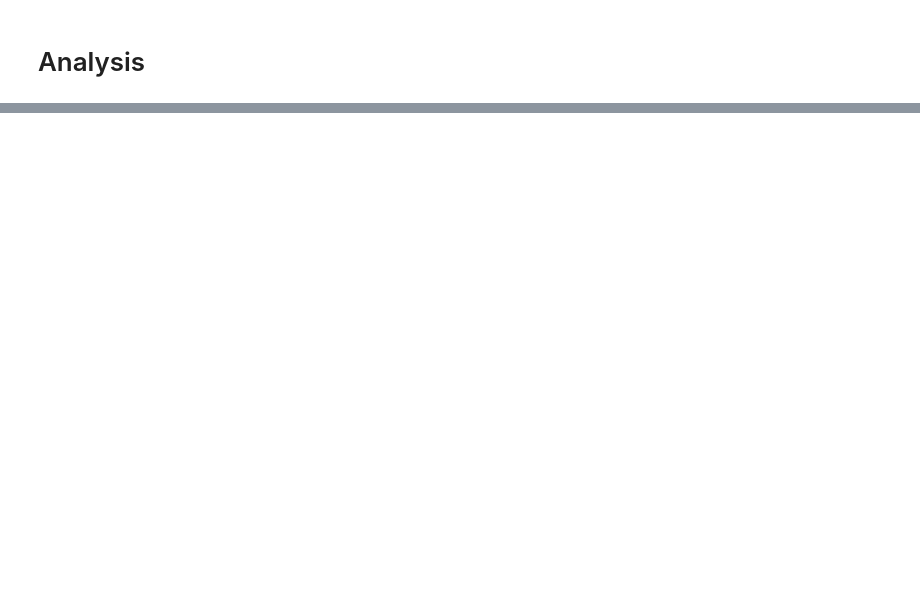
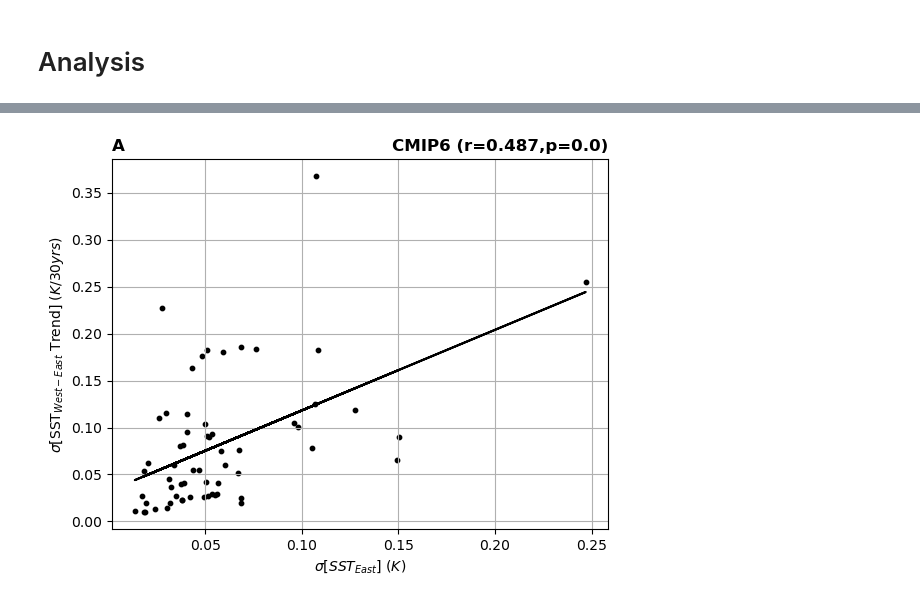
Before and after one commit to zacespinosa/tropical_pacific_clouds, a Jupyter notebook: sstcldfb.ipynb, the cells around one changed output, grey strips where cells are left out. Drawn from its saved outputs; the diff is of its cells as text; code cells hidden in the pictures; blank space fills up the shorter version.

```diff
--- a/sstcldfb.ipynb
+++ b/sstcldfb.ipynb
@@ -409,0 +531,11 @@ int((1800 - 30*12) / 12)
+# %%
+# Load data
+swcf_east_cmip6
+tos_std = tos_grad_trend_cmip6.var("time")
+tos_east_std = tos_east_cmip6.resample(time="5Y").mean("time").var("time")
+print(tos_east_cmip6.resample(time="5Y").mean("time"))
+# print(tos_east_cmip6.resample(time="5Y").mean("time"))
+tos_west_std = tos_west_cmip6.var("time")
+
+
+shared_models = list(set(swcf_east_cmip6.model.values) & set(tos_std.model.values))
@@ -409,0 +557,16 @@ int((1800 - 30*12) / 12)
+# %%
+def create_scatter(x, y, xlabel: str = "", ylabel: str = "", left_title: str = "", right_title: str ="") -> None:
+    plt.scatter(x, y, s=10, color="black")
+    plt.xlabel(xlabel)
+    plt.ylabel(ylabel)
+    plt.grid()
+    slope, intercept, r, p, _ = linregress(x,y)
+    r, p = np.around(r, 3), np.around(p, 3)
+    plt.plot(x, x*slope+intercept, color="black", linestyle="-")
+
+    plt.title(left_title, loc="left", fontweight="bold")
+    plt.title(f"{right_title} (r={r},p={p})", loc="right", fontweight="bold")
+# %%
+create_scatter(tos_east_std, tos_std, ylabel="$\sigma$[SST$_{West-East}$ Trend] ($K/30yrs$)", xlabel="$\sigma$[$SST_{East}$] ($K$)", left_title="A", right_title="CMIP6")
+# %% [output]
+[figure, added]
```
Also changed, not shown: parts of 23 cells of this notebook, 1 other file.
